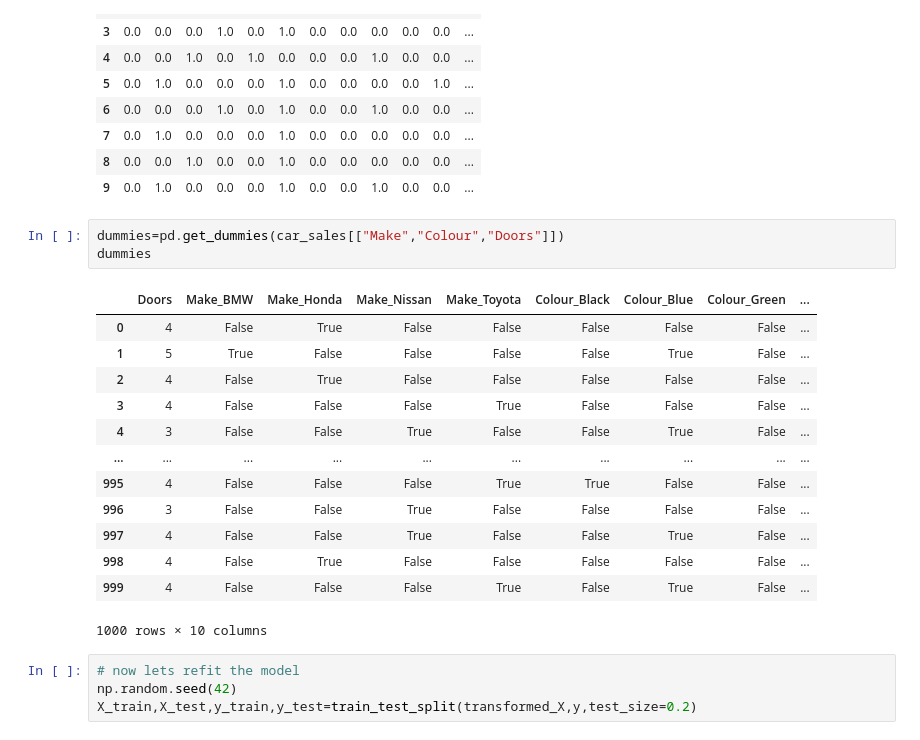
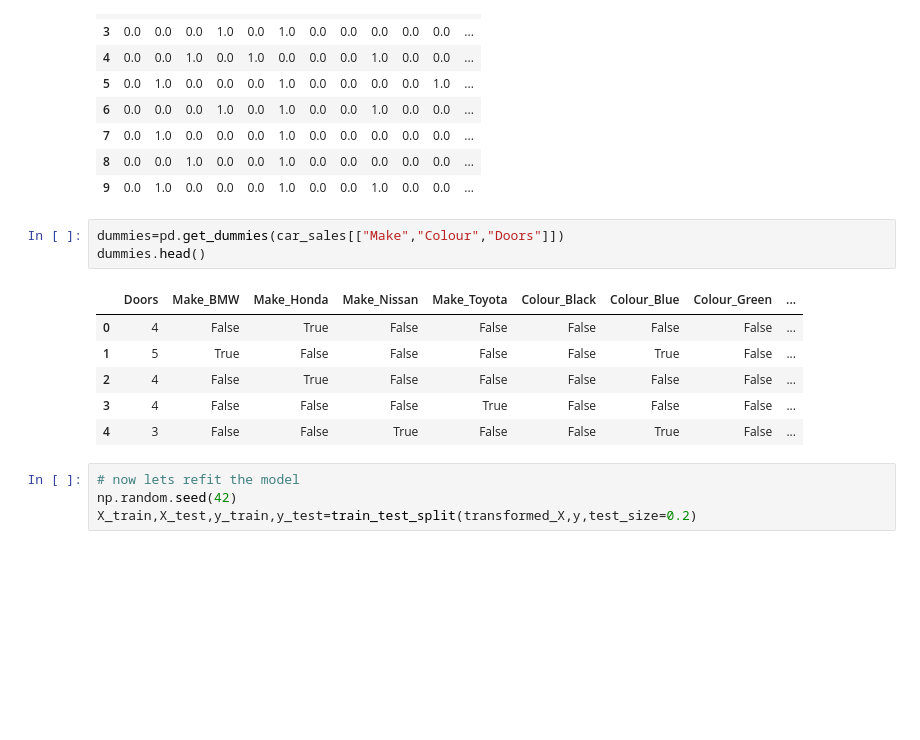
Before and after one commit to adityapaul26/ml, a Jupyter notebook: Introduction-to-Scikit-learn.ipynb, the cells around one changed output. Cells and saved outputs as stored; diff of their text form; blank space fills up the shorter version.

```diff
--- a/Introduction-to-Scikit-learn.ipynb
+++ b/Introduction-to-Scikit-learn.ipynb
@@ -317,21 +317,14 @@ pd.DataFrame(transformed_X).head(10)
 | 9 | 0.0 | 1.0 | 0.0 | 0.0 | 0.0 | 1.0 | 0.0 | 0.0 | 1.0 | 0.0 | 0.0 | ... |
 # %%
 dummies=pd.get_dummies(car_sales[["Make","Colour","Doors"]])
-dummies
+dummies.head()
 # %% [output]
 |  | Doors | Make_BMW | Make_Honda | Make_Nissan | Make_Toyota | Colour_Black | Colour_Blue | Colour_Green | ... |
 | 0 | 4 | False | True | False | False | False | False | False | ... |
 | 1 | 5 | True | False | False | False | False | True | False | ... |
 | 2 | 4 | False | True | False | False | False | False | False | ... |
 | 3 | 4 | False | False | False | True | False | False | False | ... |
 | 4 | 3 | False | False | True | False | False | True | False | ... |
-| ... | ... | ... | ... | ... | ... | ... | ... | ... | ... |
-| 995 | 4 | False | False | False | True | True | False | False | ... |
-| 996 | 3 | False | False | True | False | False | False | False | ... |
-| 997 | 4 | False | False | True | False | False | True | False | ... |
-| 998 | 4 | False | True | False | False | False | False | False | ... |
-| 999 | 4 | False | False | False | True | False | True | False | ... |
-1000 rows × 10 columns
 # %%
 # now lets refit the model
 np.random.seed(42)
```
Also changed, not shown: parts of 14 cells of this notebook, 1 other file.
